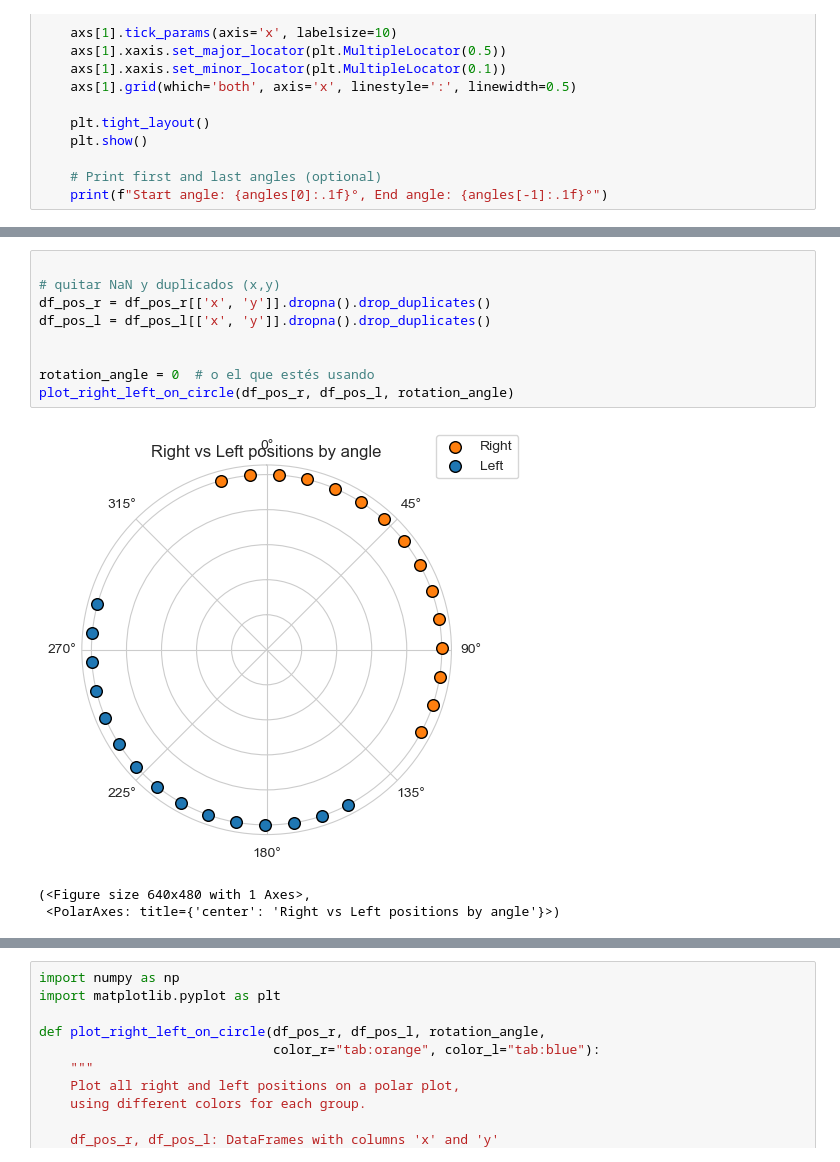
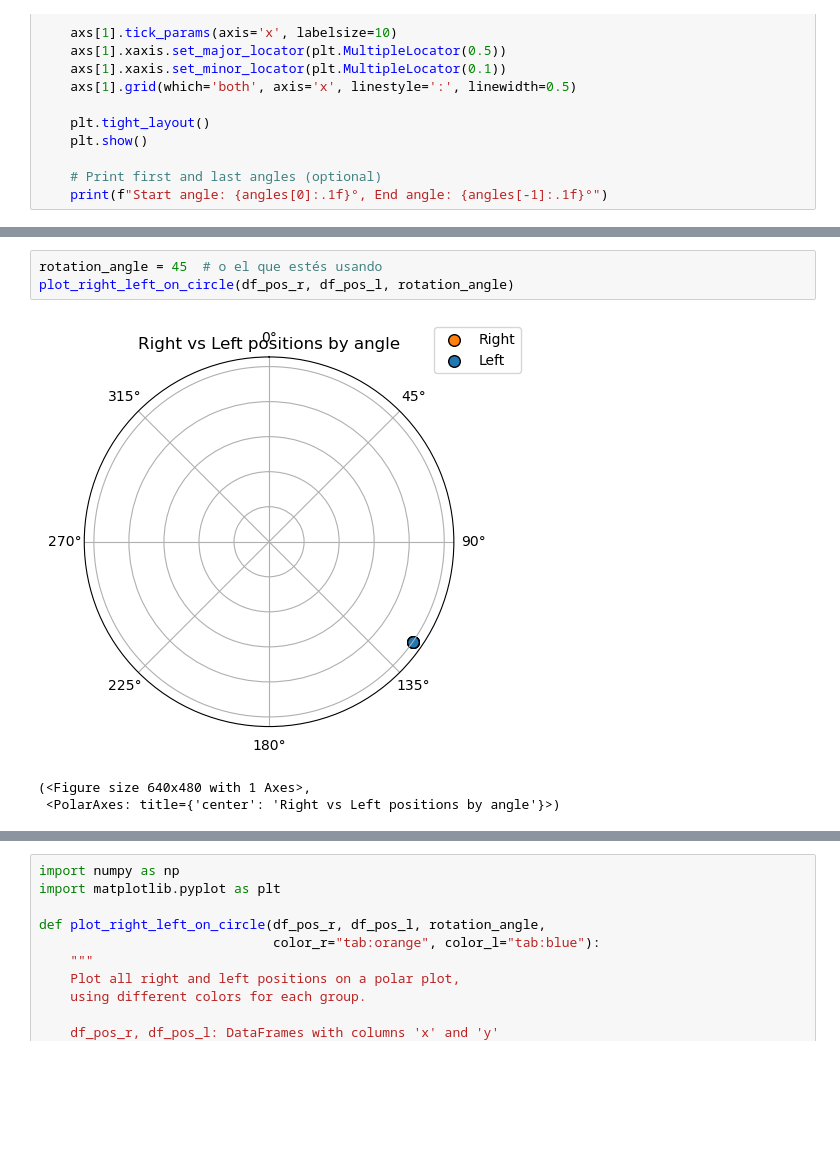
Before and after one commit to uribealej/social_filters, a Jupyter notebook: scripts/stimuli/plots_stimuli.ipynb, the cells around one changed output, grey strips where cells are left out. Drawn from its saved outputs; the diff is of its cells as text; blank space fills up the shorter version.

```diff
--- a/scripts/stimuli/plots_stimuli.ipynb
+++ b/scripts/stimuli/plots_stimuli.ipynb
@@ -127,13 +126,7 @@ print(df_pos_l)
 # %%
-
-# quitar NaN y duplicados (x,y)
-df_pos_r = df_pos_r[['x', 'y']].dropna().drop_duplicates()
-df_pos_l = df_pos_l[['x', 'y']].dropna().drop_duplicates()
-
-
-rotation_angle = 0  # o el que estés usando
+rotation_angle = 45  # o el que estés usando
 plot_right_left_on_circle(df_pos_r, df_pos_l, rotation_angle)
 # %% [output]
-[figure, old version]
+[figure, new version]
 (<Figure size 640x480 with 1 Axes>,
  <PolarAxes: title={'center': 'Right vs Left positions by angle'}>)
```
Also changed, not shown: parts of 4 cells of this notebook, 27 other files.
